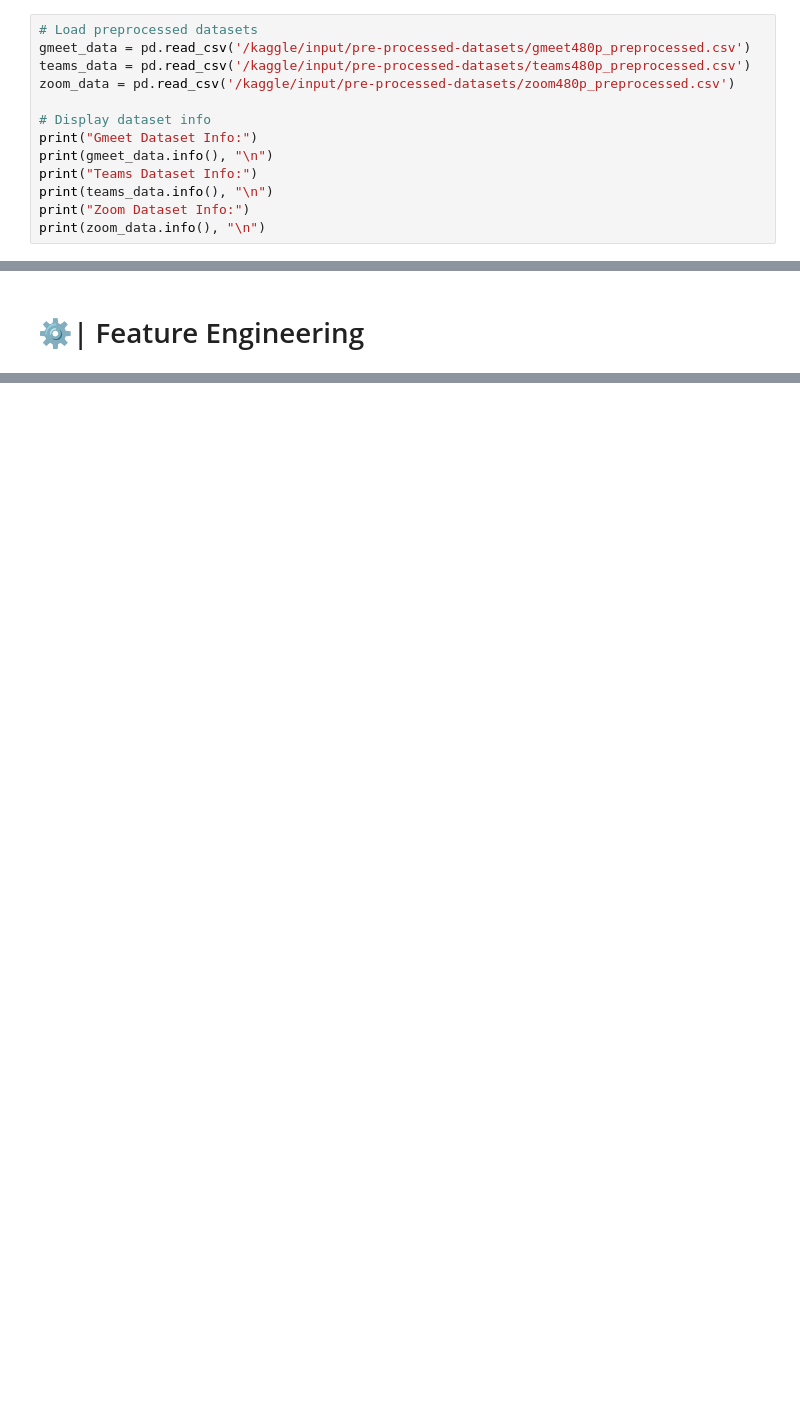
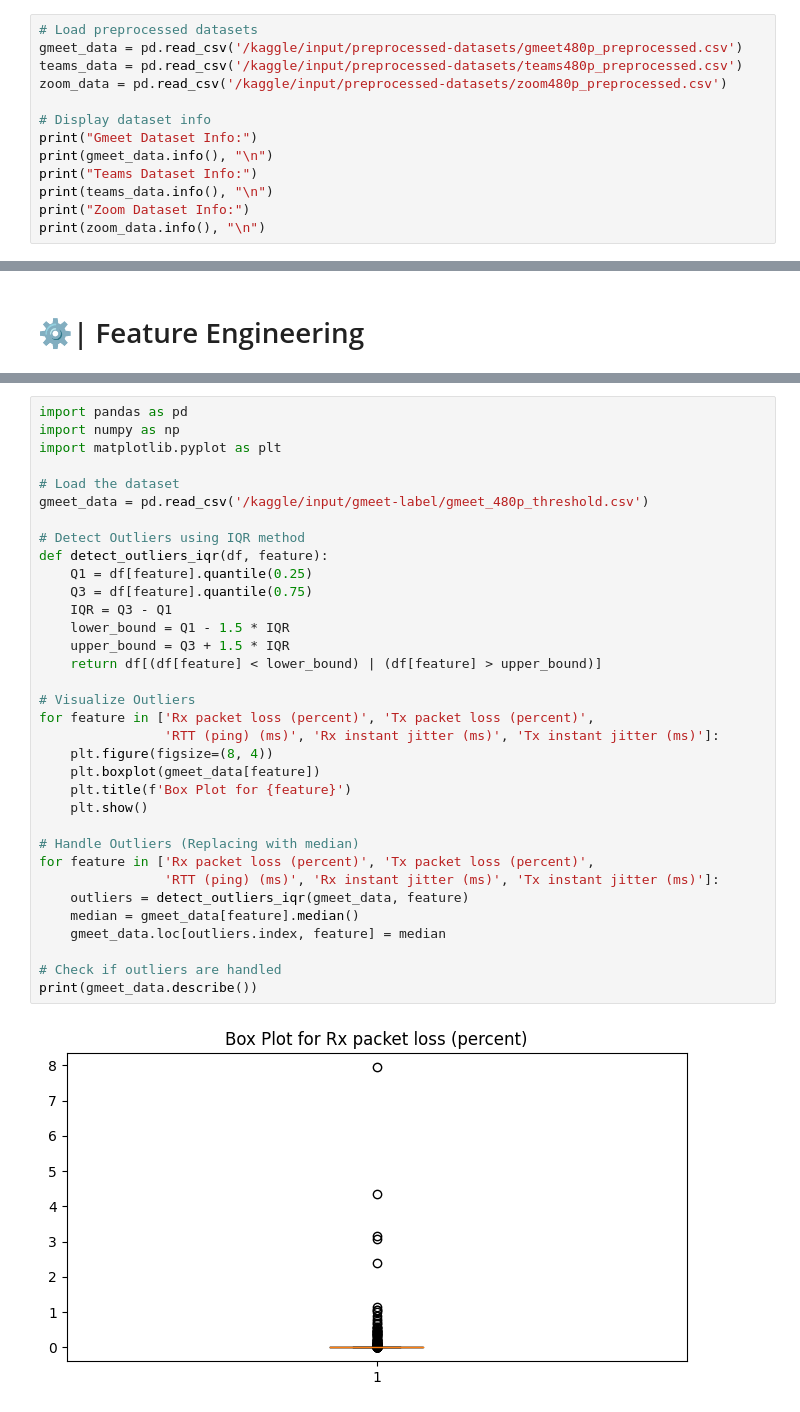
Before and after one commit to burikyali/burikyali, a Jupyter notebook: ml-video-conferencing-analysis.ipynb, the cells around one changed output, grey strips where cells are left out. Drawn from its saved outputs; the diff is of its cells as text; blank space fills up the shorter version.

Commit message:
Kaggle Notebook | ML_Video_Conferencing_Analysis | Version 16

```diff
--- a/ml-video-conferencing-analysis.ipynb
+++ b/ml-video-conferencing-analysis.ipynb
@@ -496,9 +423,9 @@ Preprocessed dataset saved as 'zoom480p_preprocessed.csv'.
 ## Loading & Inspecting Pre-processed Datasets
 # %%
 # Load preprocessed datasets
-gmeet_data = pd.read_csv('/kaggle/input/pre-processed-datasets/gmeet480p_preprocessed.csv')
-teams_data = pd.read_csv('/kaggle/input/pre-processed-datasets/teams480p_preprocessed.csv')
-zoom_data = pd.read_csv('/kaggle/input/pre-processed-datasets/zoom480p_preprocessed.csv')
+gmeet_data = pd.read_csv('/kaggle/input/preprocessed-datasets/gmeet480p_preprocessed.csv')
+teams_data = pd.read_csv('/kaggle/input/preprocessed-datasets/teams480p_preprocessed.csv')
+zoom_data = pd.read_csv('/kaggle/input/preprocessed-datasets/zoom480p_preprocessed.csv')
 
 # Display dataset info
 print("Gmeet Dataset Info:")
@@ -1467,0 +1400,36 @@ Name: count, dtype: int64
+# %%
+import pandas as pd
+import numpy as np
+import matplotlib.pyplot as plt
+
+# Load the dataset
+gmeet_data = pd.read_csv('/kaggle/input/gmeet-label/gmeet_480p_threshold.csv')
+
+# Detect Outliers using IQR method
+def detect_outliers_iqr(df, feature):
+    Q1 = df[feature].quantile(0.25)
+    Q3 = df[feature].quantile(0.75)
+    IQR = Q3 - Q1
+    lower_bound = Q1 - 1.5 * IQR
+    upper_bound = Q3 + 1.5 * IQR
+    return df[(df[feature] < lower_bound) | (df[feature] > upper_bound)]
+
+# Visualize Outliers
+for feature in ['Rx packet loss (percent)', 'Tx packet loss (percent)',
+                'RTT (ping) (ms)', 'Rx instant jitter (ms)', 'Tx instant jitter (ms)']:
+    plt.figure(figsize=(8, 4))
+    plt.boxplot(gmeet_data[feature])
+    plt.title(f'Box Plot for {feature}')
+    plt.show()
+
+# Handle Outliers (Replacing with median)
+for feature in ['Rx packet loss (percent)', 'Tx packet loss (percent)',
+                'RTT (ping) (ms)', 'Rx instant jitter (ms)', 'Tx instant jitter (ms)']:
+    outliers = detect_outliers_iqr(gmeet_data, feature)
+    median = gmeet_data[feature].median()
+    gmeet_data.loc[outliers.index, feature] = median
+
+# Check if outliers are handled
+print(gmeet_data.describe())
+# %% [output]
+[figure, added]
```
Also changed, not shown: parts of 32 cells of this notebook.
